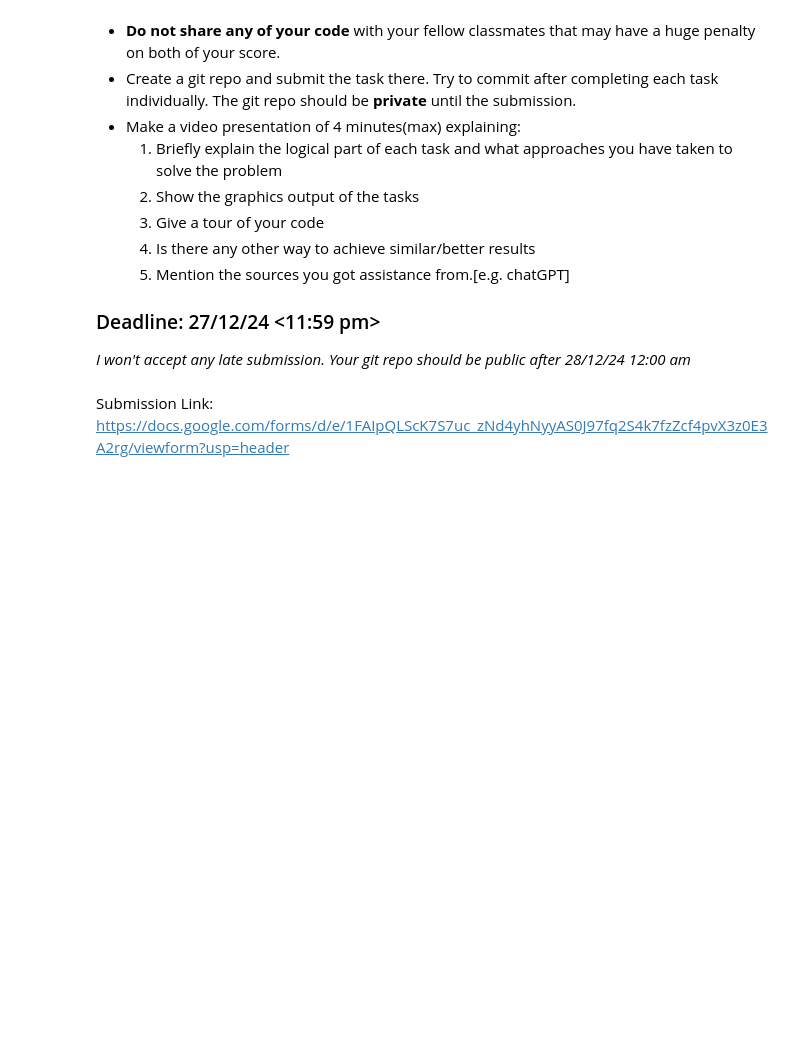
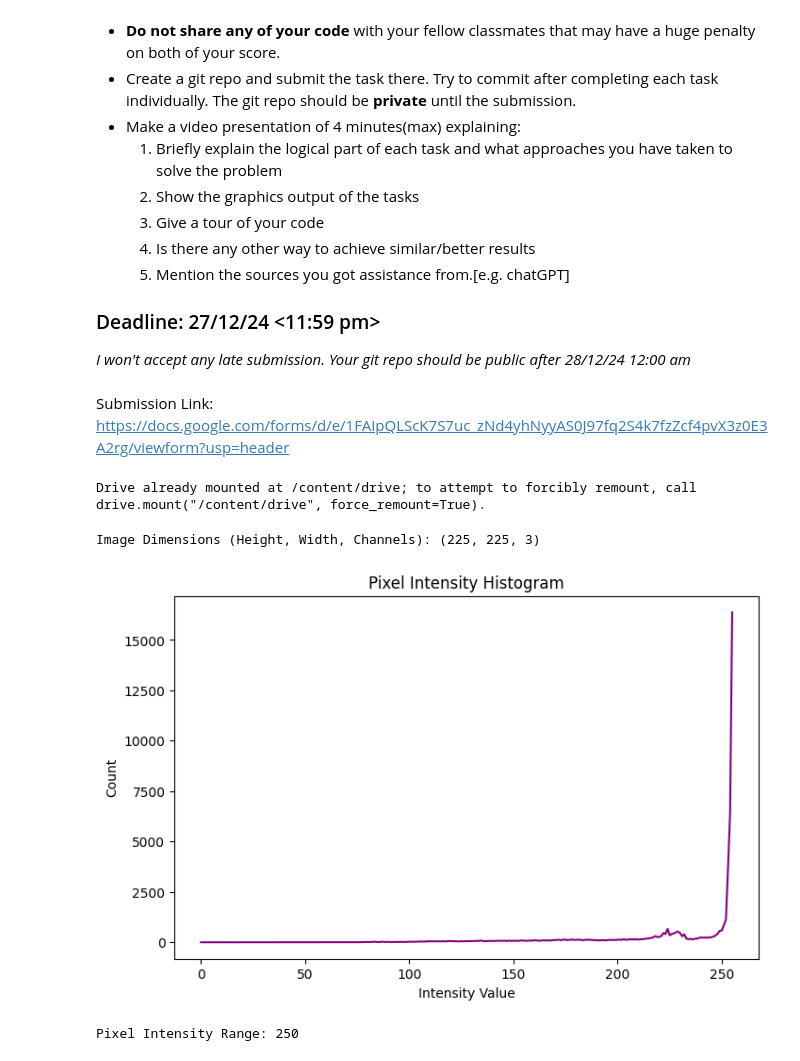
Before and after one commit to Tr-tuhin/DIP_Lab_Task_2019331534, a Jupyter notebook: Copy_of_DIP_lab_exam_sec[19_20].ipynb, the cells around one changed output. Cells and saved outputs as stored; diff of their text form; code cells hidden in the pictures; blank space fills up the shorter version.

Commit message:
Task 02 Completed

```diff
--- a/Copy_of_DIP_lab_exam_sec[19_20].ipynb
+++ b/Copy_of_DIP_lab_exam_sec[19_20].ipynb
@@ -27,3 +27,44 @@ Some Instructions to be strictly followed:
 *I won't accept any late submission. Your git repo should be public after 28/12/24 12:00 am*
 # %% [markdown]
 Submission Link: https://docs.google.com/forms/d/e/1FAIpQLScK7S7uc_zNd4yhNyyAS0J97fq2S4k7fzZcf4pvX3z0E3A2rg/viewform?usp=header
+# %%
+from google.colab import drive
+drive.mount('/content/drive')
+# %% [output]
+Drive already mounted at /content/drive; to attempt to forcibly remount, call drive.mount("/content/drive", force_remount=True).
+# %%
+# Task 01
+
+# Import necessary libraries
+import cv2
+import matplotlib.pyplot as plt
+import numpy as np
+
+# Define the image file path
+image_file = '/content/drive/MyDrive/DIP_Final_Image/DIP_Lab_task_01 (1).png'
+
+# Read the image
+image_data = cv2.imread(image_file)
+
+# Display the shape of the image
+dimensions = image_data.shape
+print("Image Dimensions (Height, Width, Channels):", dimensions)
+
+# Compute the histogram for pixel intensities
+pixel_histogram = cv2.calcHist([image_data], [0], None, [256], [0, 256])
+
+# Plot the histogram
+plt.figure(figsize=(8, 5))
+plt.title("Pixel Intensity Histogram")
+plt.xlabel("Intensity Value")
+plt.ylabel("Count")
+plt.plot(pixel_histogram, linestyle='-', color='purple')
+plt.show()
+
+# Compute the pixel intensity range
+pixel_range = np.ptp(image_data)  # Peak-to-Peak difference (max - min)
+print(f"Pixel Intensity Range: {pixel_range}")
+# %% [output]
+Image Dimensions (Height, Width, Channels): (225, 225, 3)
+[figure, added]
+Pixel Intensity Range: 250
```
Also changed, not shown: parts of 1 cell of this notebook.
